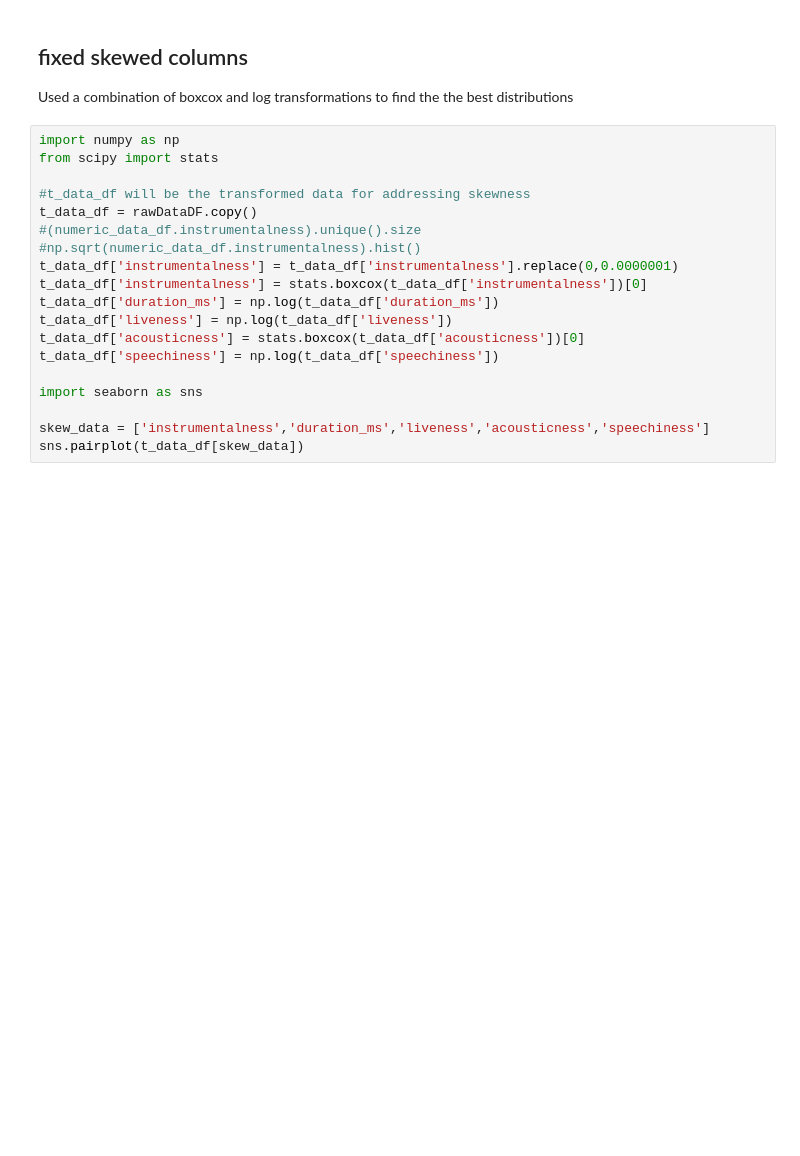
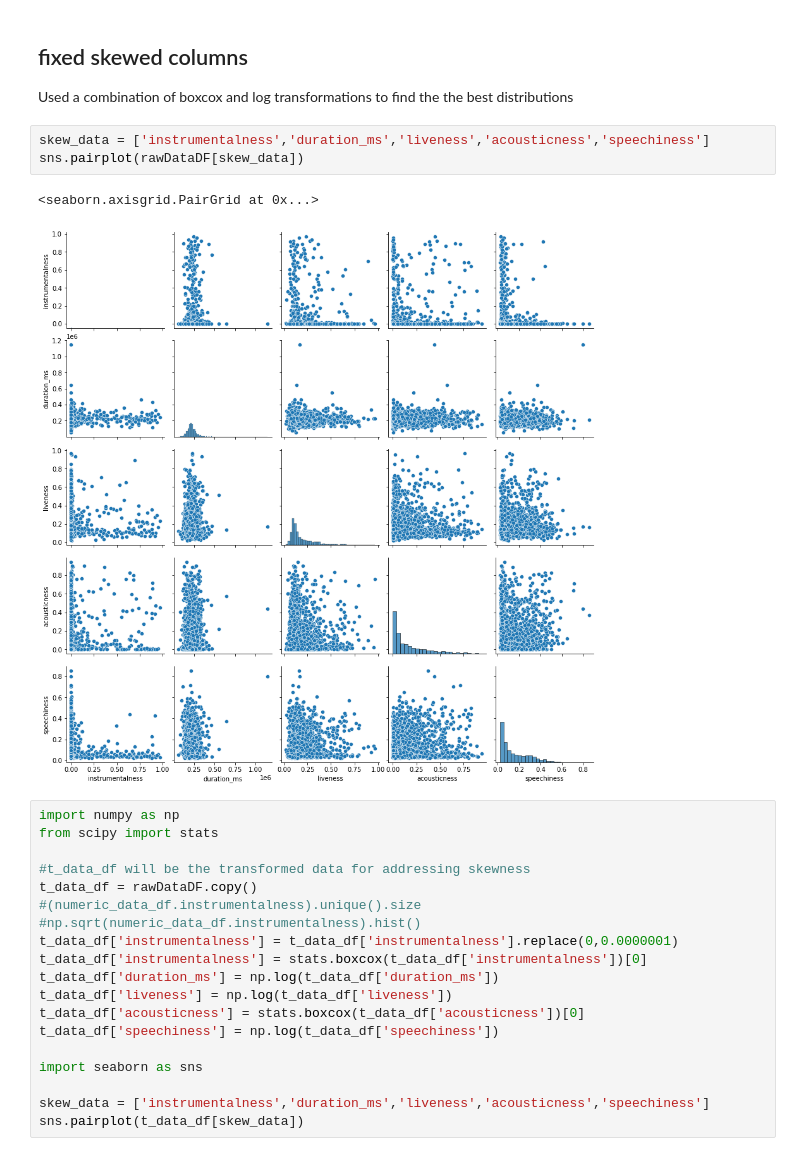
Before and after one commit to John3Baskerville/SpotifyClustering, a Jupyter notebook: Juypter Notebooks/SpotifyClustering2.ipynb, the cells around one changed output. Cells and saved outputs as stored; diff of their text form; blank space fills up the shorter version.

```diff
--- a/Juypter Notebooks/SpotifyClustering2.ipynb
+++ b/Juypter Notebooks/SpotifyClustering2.ipynb
@@ -86,6 +86,12 @@ dtype: float64
 ## fixed skewed columns
 
 Used a combination of boxcox and log transformations to find the the best distributions
+# %%
+skew_data = ['instrumentalness','duration_ms','liveness','acousticness','speechiness']
+sns.pairplot(rawDataDF[skew_data])
+# %% [output]
+<seaborn.axisgrid.PairGrid at 0x...>
+[figure, added]
 # %%
 import numpy as np
 from scipy import stats
```
Also changed, not shown: parts of 5 cells of this notebook.
